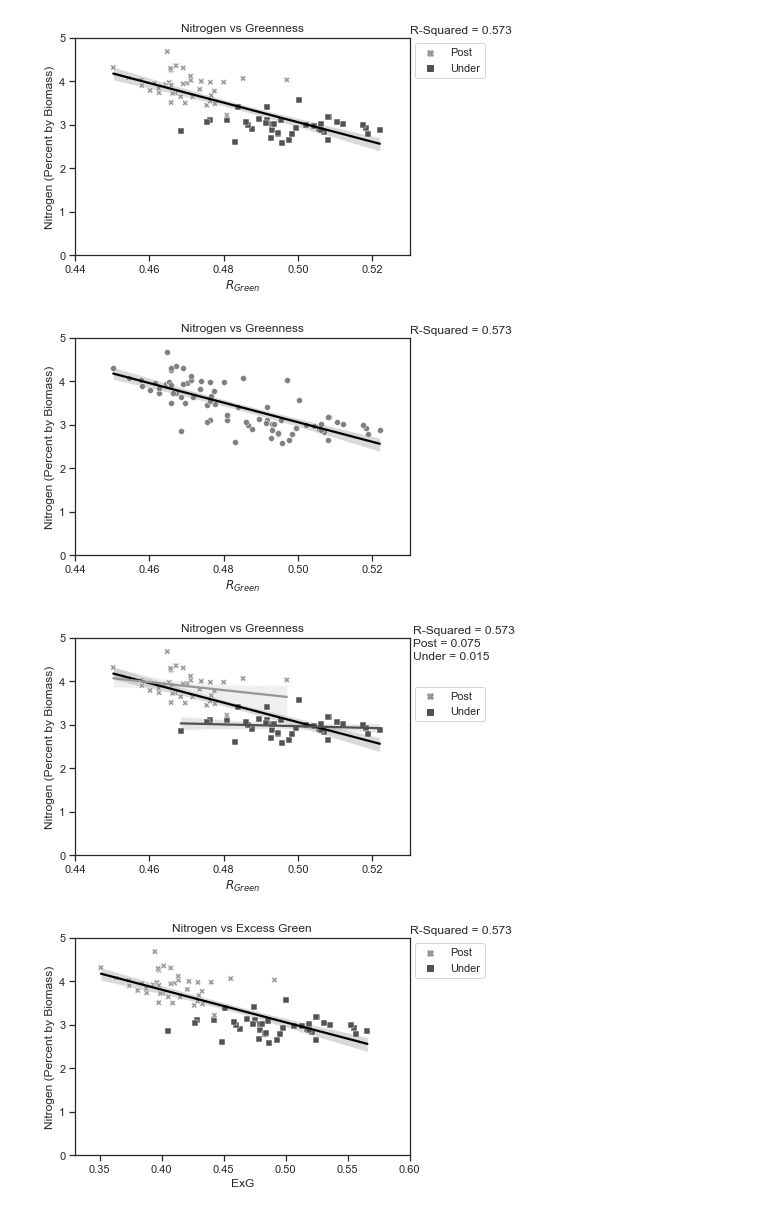
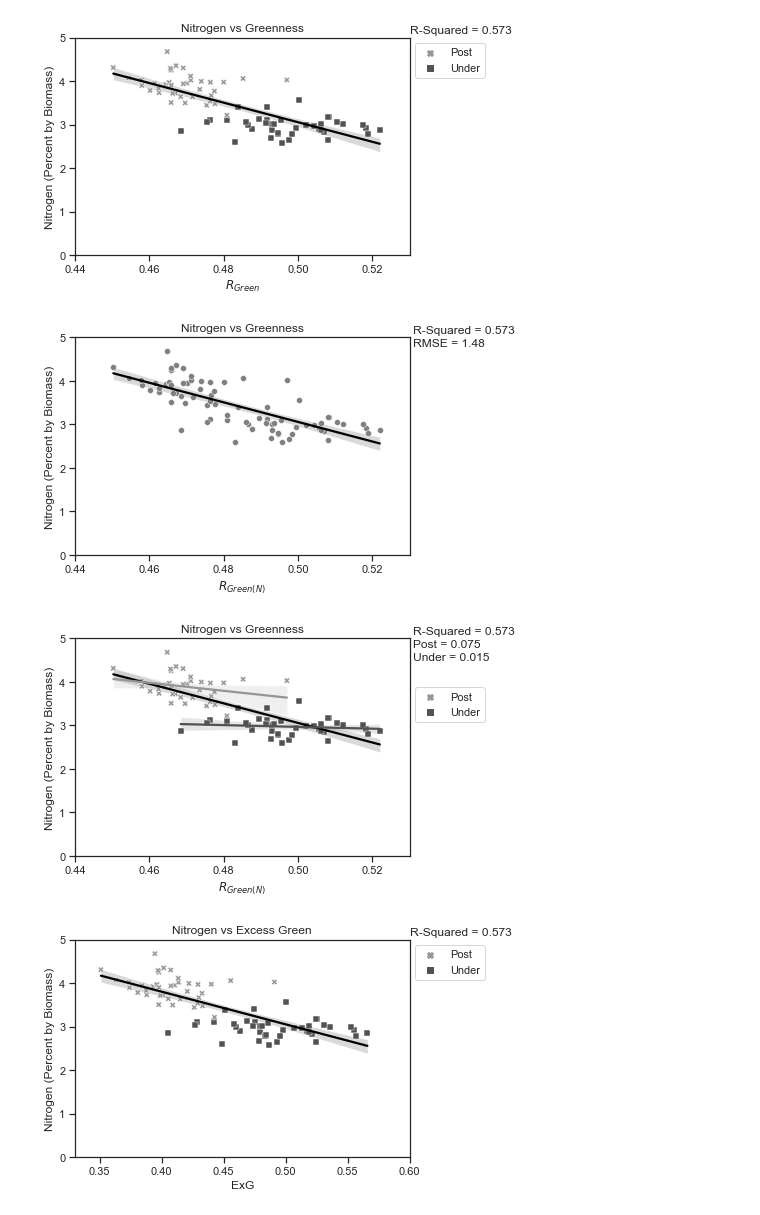
Before and after one commit to LRosen656/USDA_GEMS_TASK1, a Jupyter notebook: 6.0_Plot_Oat_Results.ipynb, the cells around one changed output. Cells and saved outputs as stored; diff of their text form; code cells hidden in the pictures.

```diff
--- a/6.0_Plot_Oat_Results.ipynb
+++ b/6.0_Plot_Oat_Results.ipynb
@@ -513,5 +521,11 @@ Harvest
 120 rows × 29 columns
 # %%
 Harvest = Harvest[(Harvest["Cover"]!="Fallow")]               ## Removes all fallow plots (e.g. no data)
+# %%
+Correlation = []
+
+R_Squared = []
+
+RMSE = []
 # %%
 ## Biomass vs VC (from EXGR Zero)
@@ -531,11 +547,18 @@ plt.savefig(graph_out + "Biomass_VC", bbox_inches = "tight", dpi = 300)
 [figure]
 # %%
 ## Biomass vs VC (from EXGR Zero)
+summary = stats.linregress(Harvest["Vegetation_Fraction"], Harvest["Biomass"])
+Correlation.append("Biomass_VF")
+R_Squared.append(summary.rvalue**2)
+RMSE.append(np.sqrt(summary.stderr))
+
+
 
 sns.set_theme(style ="ticks")
 line = sns.regplot(x = "Vegetation_Fraction", y = "Biomass", data = Harvest, scatter = False, color = "black")  ## TrendLine
 line.set(ylim = (0, 1500))
-line.text(.98, 1500, "R-Squared = " + "{:.3f}".format(stats.pearsonr(Harvest["Vegetation_Fraction"],Harvest["Biomass"])[0]**2)) ## R-Squared
+line.text(.98, 1500, "R-Squared = " + "{:.3f}".format(summary.rvalue**2)) ## R-Squared
+line.text(.98, 1400, "RMSE = " + "{:.2f}".format(np.sqrt(summary.stderr))) ## RMSE
 ax = sns.scatterplot(x = "Vegetation_Fraction", y = "Biomass", data = Harvest, color = "Grey", legend = False)
 ax.set(xlabel = "Vegetation Fraction", ylabel = "Biomass (kg/ha)",
        title = "Biomass vs Vegetation Cover")
@@ -589,38 +618,49 @@ plt.savefig(graph_out + "Nitrogen_Greenness", bbox_inches = "tight", dpi = 300)
 [figure]
 # %%
 ## Nitrogen vs Greenness
+summary = stats.linregress(Harvest["Green_Avg_Vegetation"], Harvest["Nitrogen"])
+Correlation.append("Nitrogen_Green")
+R_Squared.append(summary.rvalue**2)
+RMSE.append(np.sqrt(summary.stderr))
+
+
 sns.set_theme(style ="ticks")
 line = sns.regplot(x = "Green_Avg_Vegetation", y = "Nitrogen", data = Harvest, scatter = False, color = "black")  ## TrendLine
-line.text(.53, 5.1, "R-Squared = " + "{:.3f}".format(stats.pearsonr(Harvest["Green_Avg_Vegetation"],Harvest["Nitrogen"])[0]**2)) ## R-Squared
+line.text(.531, 5.1, "R-Squared = " + "{:.3f}".format(summary.rvalue**2)) ## R-Squared
+line.text(.531, 4.8, "RMSE = " + "{:.2f}".format(np.sqrt(summary.stderr))) ## RMSE
 ax = sns.scatterplot(x = "Green_Avg_Vegetation", y = "Nitrogen", data = Harvest, color = "Grey", legend = False)
-ax.set(xlabel = r"$R_{Green}$", ylabel = "Nitrogen (Percent by Biomass)",
+ax.set(xlabel = r"$R_{Green(N)}$", ylabel = "Nitrogen (Percent by Biomass)",
        xlim = (0.44, 0.53), ylim = (0, 5),
        title = "Nitrogen vs Greenness")
 
 plt.savefig(graph_out + "Nitrogen_Greenness_C", bbox_inches = "tight", dpi = 300)
 # %% [output]
-[figure, old version]
+[figure, new version]
 # %%
 ## Nitrogen vs Greenness
+summary = stats.linregress(Harvest["Green_Avg_Vegetation"], Harvest["Nitrogen"])
+summary1 = stats.linregress(Harvest[(Harvest["Cover"]=="Post")]["Green_Avg_Vegetation"], Harvest[(Harvest["Cover"]=="Post")]["Nitrogen"])
+summary2 = stats.linregress(Harvest[(Harvest["Cover"]=="Under")]["Green_Avg_Vegetation"], Harvest[(Harvest["Cover"]=="Under")]["Nitrogen"])
+
 sns.set_theme(style ="ticks")
 line = sns.regplot(x = "Green_Avg_Vegetation", y = "Nitrogen", data = Harvest, scatter = False, color = "black")  ## TrendLine
-line.text(.531, 5.1, "R-Squared = " + "{:.3f}".format(stats.pearsonr(Harvest["Green_Avg_Vegetation"],Harvest["Nitrogen"])[0]**2)) ## R-Squared
+line.text(.531, 5.1, "R-Squared = " + "{:.3f}".format(summary.rvalue**2)) ## R-Squared
 
 line = sns.regplot(x = "Green_Avg_Vegetation", y = "Nitrogen", data = Harvest[(Harvest["Cover"]=="Post")], scatter = False, color = "#969696")  ## TrendLine
-line.text(.531, 4.8, "Post = " + "{:.3f}".format(stats.pearsonr(Harvest[(Harvest["Cover"]=="Post")]["Green_Avg_Vegetation"],Harvest[(Harvest["Cover"]=="Post")]["Nitrogen"])[0]**2)) ## R-Squared
+line.text(.531, 4.8, "Post = " + "{:.3f}".format(summary1.rvalue**2)) ## R-Squared
 
 line = sns.regplot(x = "Green_Avg_Vegetation", y = "Nitrogen", data = Harvest[(Harvest["Cover"]=="Under")], scatter = False, color = "#525252")  ## TrendLine
-line.text(.531, 4.5, "Under = " + "{:.3f}".format(stats.pearsonr(Harvest[(Harvest["Cover"]=="Under")]["Green_Avg_Vegetation"],Harvest[(Harvest["Cover"]=="Under")]["Nitrogen"])[0]**2)) ## R-Squared
+line.text(.531, 4.5, "Under = " + "{:.3f}".format(summary2.rvalue**2)) ## R-Squared
 
 ax = sns.scatterplot(x = "Green_Avg_Vegetation", y = "Nitrogen", data = Harvest[(Harvest["Cover"]!="Fallow")],
                 hue = "Cover", palette=["#969696", "#525252"], style = "Cover", markers = ["X", "s"])
-ax.set(xlabel = r"$R_{Green}$", ylabel = "Nitrogen (Percent by Biomass)",
+ax.set(xlabel = r"$R_{Green(N)}$", ylabel = "Nitrogen (Percent by Biomass)",
        xlim = (0.44, 0.53), ylim = (0, 5),
        title = "Nitrogen vs Greenness")
 ax.legend(bbox_to_anchor=(1.24,.8))
 
 plt.savefig(graph_out + "Nitrogen_Greenness_sep", bbox_inches = "tight", dpi = 300)
 # %% [output]
-[figure, old version]
+[figure, new version]
 # %%
 ## Nitrogen vs EXG
```
Also changed, not shown: parts of 50 cells of this notebook, 56 other files.
